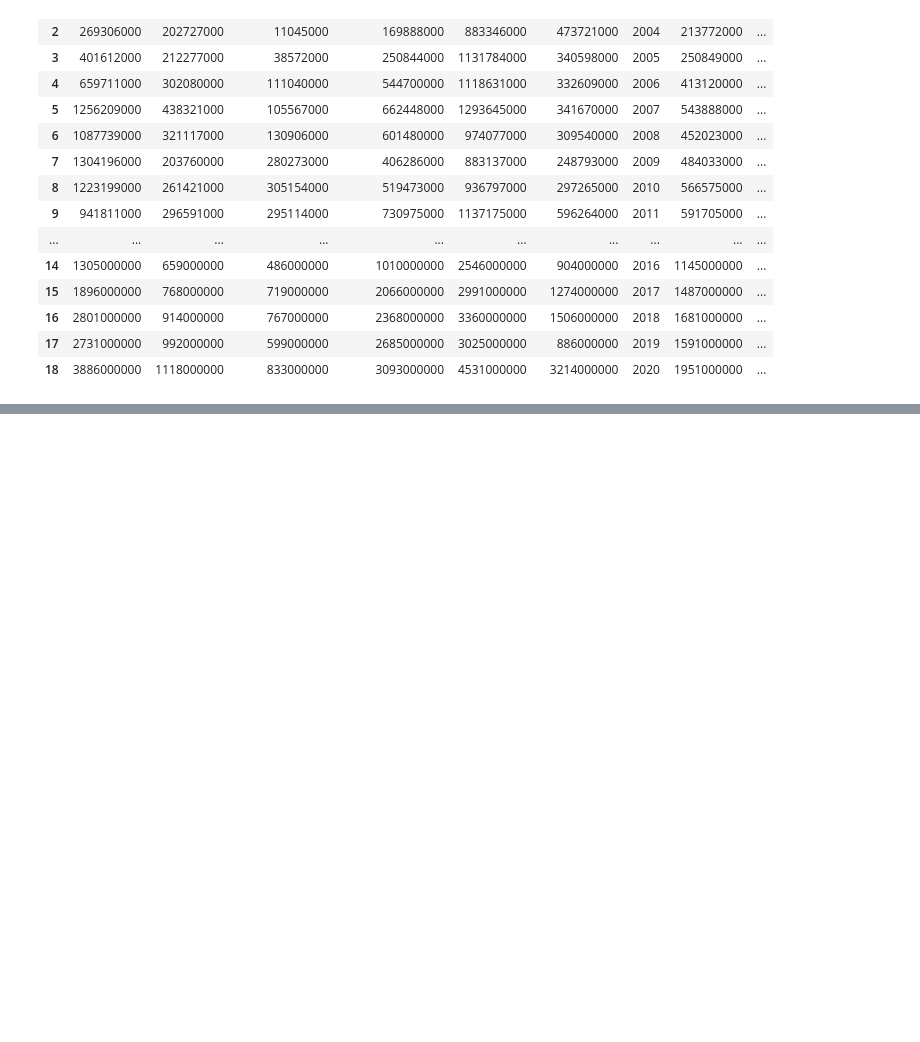
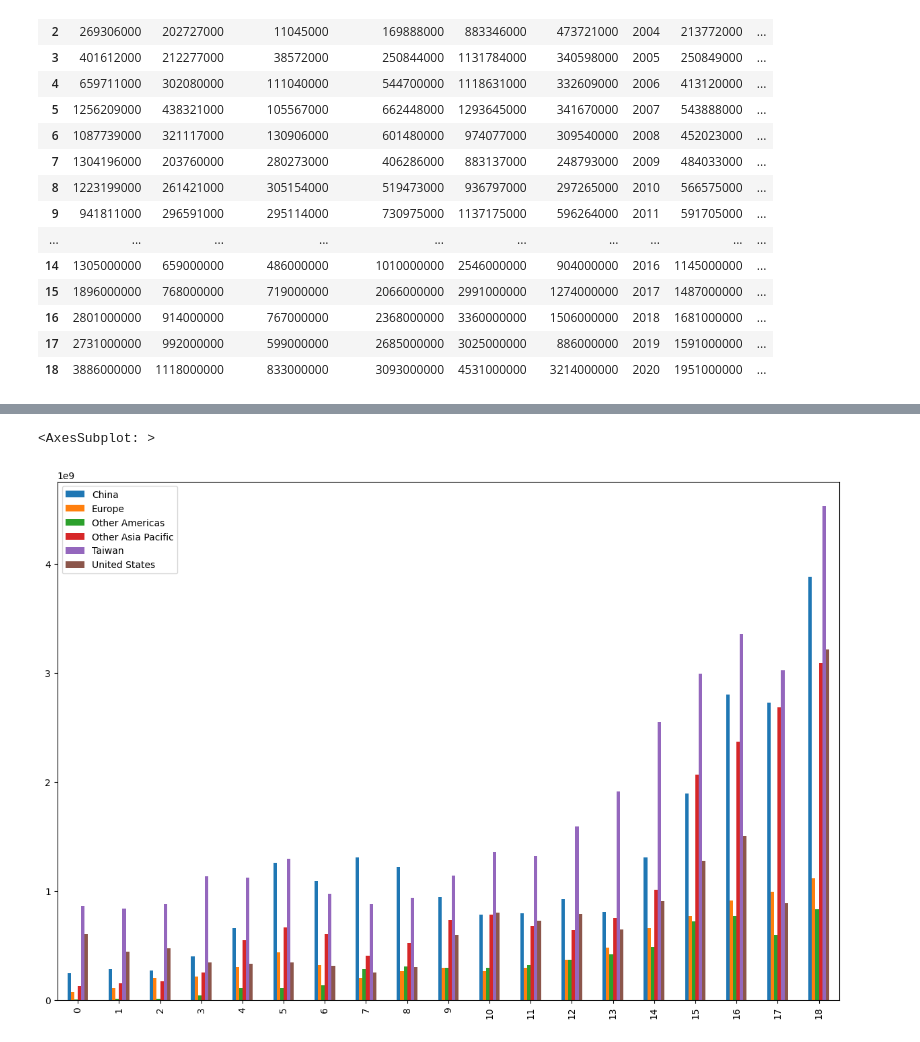
Before and after one commit to AimjGuytidy/Gwiza-analysis, a Jupyter notebook: Nvidia-case-study.ipynb, the cells around one changed output, grey strips where cells are left out. Saved outputs shown, nothing was run; the diff lists cells and outputs as text; code cells hidden in the pictures; blank space fills up the shorter version.

```diff
--- a/Nvidia-case-study.ipynb
+++ b/Nvidia-case-study.ipynb
@@ -1375,0 +1378,5 @@ nvidia_df
+# %%
+nvidia_df.iloc[:,:6].plot(kind="bar",figsize = [15,10])
+# %% [output]
+<AxesSubplot: >
+[figure, added]
```
Also changed, not shown: parts of 15 cells of this notebook.
